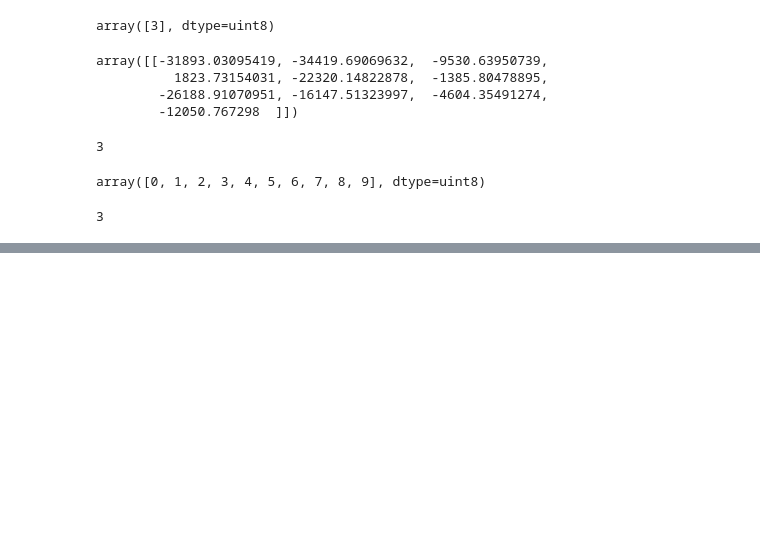
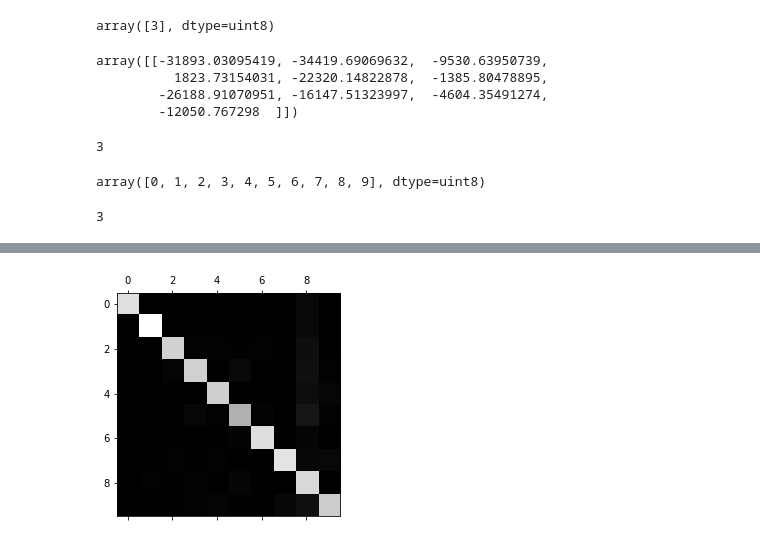
Before and after one commit to CharlotteMorrison/CIS-6930-AI, a Jupyter notebook: PythonPractice/Chapter_3_Classification.ipynb, the cells around one changed output, grey strips where cells are left out. Drawn from its saved outputs; the diff is of its cells as text; code cells hidden in the pictures; blank space fills up the shorter version.

```diff
--- a/PythonPractice/Chapter_3_Classification.ipynb
+++ b/PythonPractice/Chapter_3_Classification.ipynb
@@ -324,3 +324,10 @@ array([0, 1, 2, 3, 4, 5, 6, 7, 8, 9], dtype=uint8)
 sgd_clf.classes_[3]
 # %% [output]
 3
+# %%
+# force sklearn to use OvO or OvA
+from sklearn.multiclass import OneVsOneClassifier
+
+ovo_clf = OneVsOneClassifier(SGDClassifier(random_state=42))
+ovo_clf.fit(X_train, y_train)
+ovo_clf.predict([some_digit])
@@ -326,0 +336,4 @@ sgd_clf.classes_[3]
+# %%
+# a random forest doesn't require OvO or OvA
+forest_clf.fit(X_train, y_train)
+forest_clf.predict([some_digit])
@@ -326,0 +352,7 @@ sgd_clf.classes_[3]
+# %%
+# scaling the inputs helps to improve accuracy
+from sklearn.preprocessing import StandardScaler
+
+scaler = StandardScaler()
+X_train_scaled = scaler.fit_transform(X_train.astype(np.float64))
+cross_val_score(sgd_clf, X_train_scaled, y_train, cv=3, scoring="accuracy")
@@ -326,0 +363,5 @@ sgd_clf.classes_[3]
+# %%
+# look at the confusion matrix
+y_train_pred = cross_val_predict(sgd_clf, X_train_scaled, y_train, cv=3)
+conf_mx = confusion_matrix(y_train, y_train_pred)
+conf_mx
@@ -326,0 +379,6 @@ sgd_clf.classes_[3]
+# %%
+# view confusion matrix as a graph
+plt.matshow(conf_mx, cmap=plt.cm.gray)
+plt.show()
+# %% [output]
+[figure, added]
```
Also changed, not shown: parts of 15 cells of this notebook.
